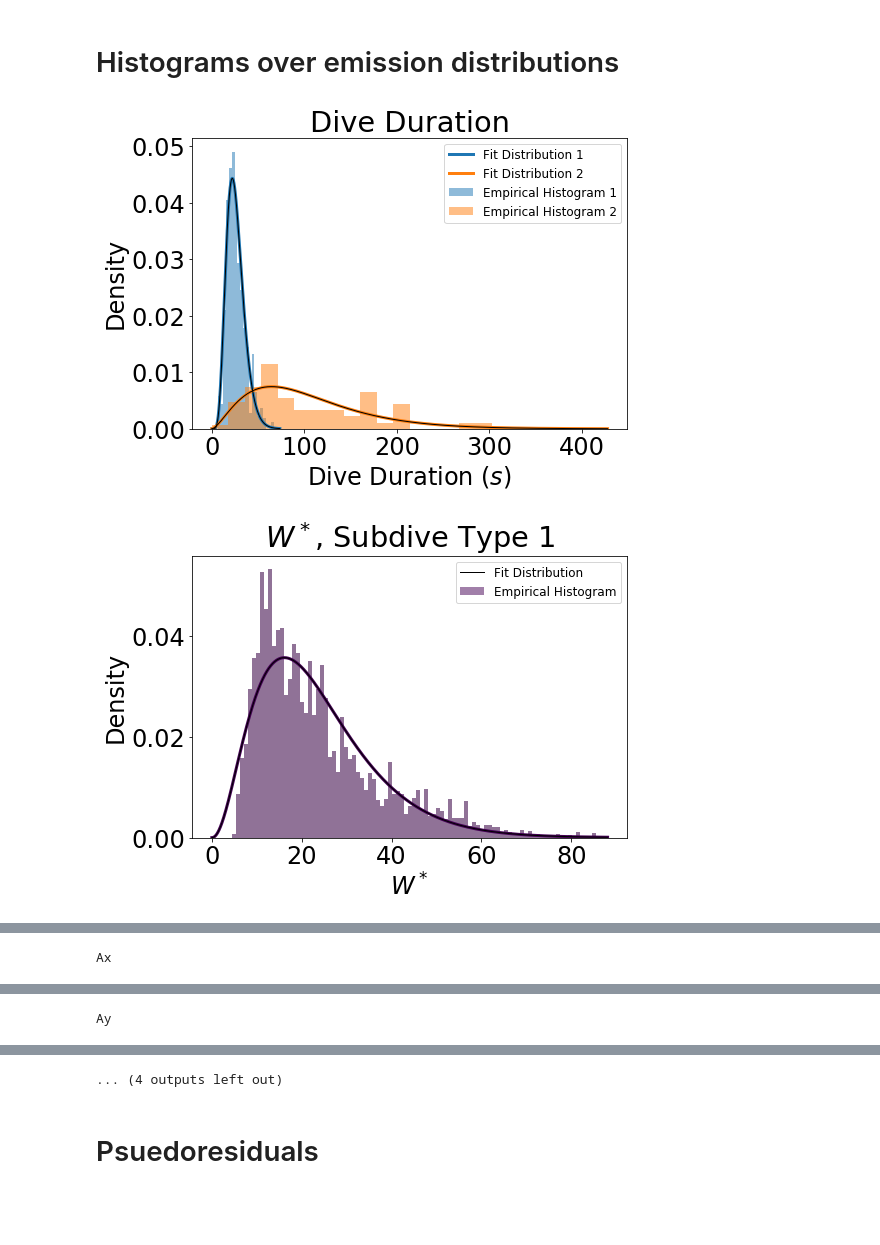
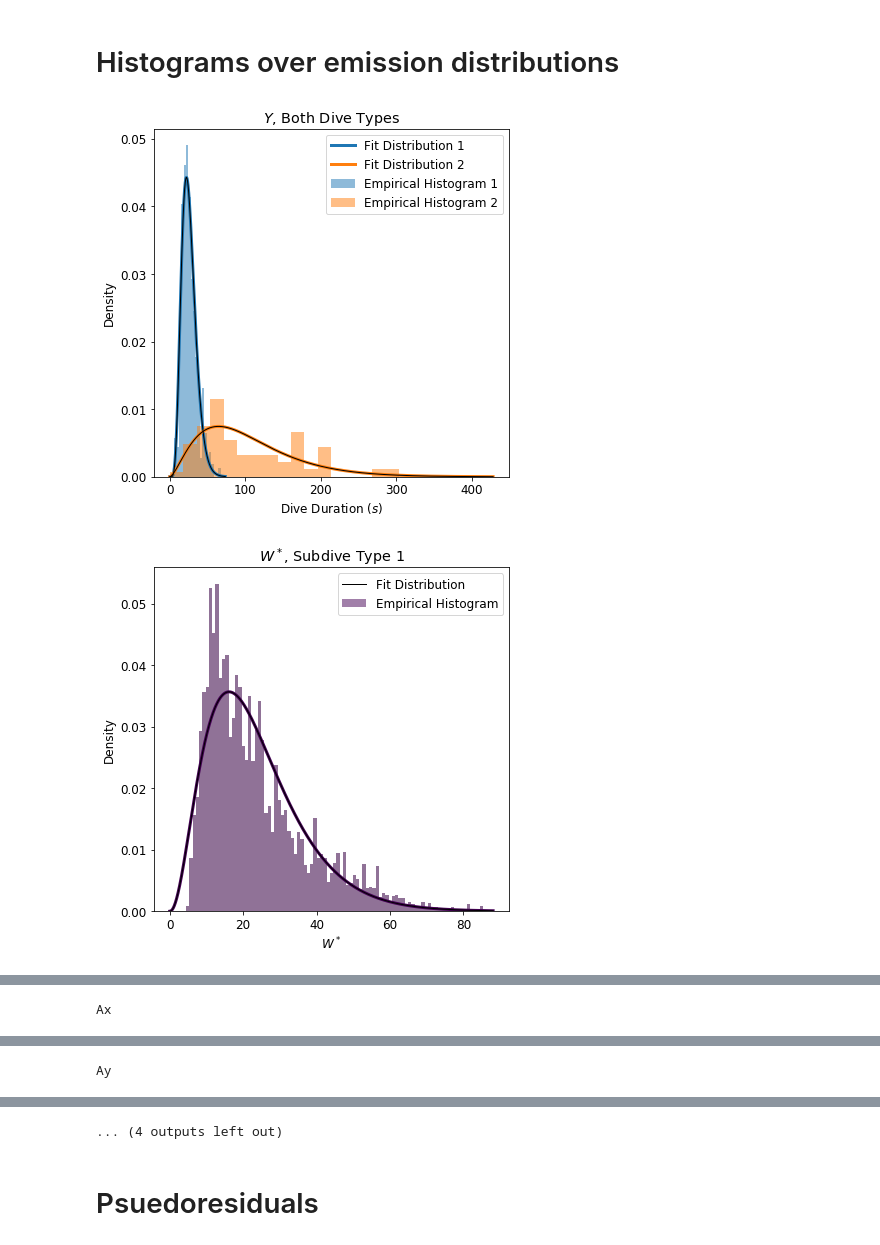
Before and after one commit to evsi8432/CarHHMM, a Jupyter notebook: Code/Final_Code.ipynb, the cells around one changed output, grey strips where cells are left out. Cells and saved outputs as stored; diff of their text form; code cells hidden in the pictures; blank space fills up the shorter version.

```diff
--- a/Code/Final_Code.ipynb
+++ b/Code/Final_Code.ipynb
@@ -23,8 +23,8 @@ import pickle
 
 import importlib
 
-matplotlib.rcParams.update({'font.size': 24})
-matplotlib.rcParams.update({'lines.markersize': 20})
+matplotlib.rcParams.update({'font.size': 12})
+#matplotlib.rcParams.update({'lines.markersize': 20})
 
 np.random.seed(0)
 # %%
@@ -329,0 +300,24 @@ plt.hist(ahat,bins=100)
+# %%
+ahat = []
+for datum in data:
+    for seg in datum['subdive_features']:
+        if np.log(seg['Ahat_low']) < 10:
+            ahat.append(np.log(seg['Ahat_low']))
+plt.hist([np.log(datum['dive_duration']) for datum in data],bins=20)
+plt.show()
+plt.hist(ahat,bins=100,alpha = 0.5,density=True)
+n=3
+from sklearn.mixture import BayesianGaussianMixture
+from sklearn.mixture import GaussianMixture
+GM = BayesianGaussianMixture(n,max_iter=10,n_init=10)
+GM.fit(np.array(ahat).reshape(-1, 1))
+print(GM.means_)
+print(GM.covariances_)
+print(GM.weights_)
+x = np.linspace(0,15,1000)
+total = np.zeros_like(x)
+for i in range(n):
+    plt.plot(x,norm.pdf(x,loc=GM.means_[i][0],scale=GM.covariances_[i,0,0])*GM.weights_[i]/np.sum(GM.weights_))
+    total += norm.pdf(x,loc=GM.means_[i][0],scale=GM.covariances_[i,0,0])*GM.weights_[i]
+plt.plot(x,total/np.sum(GM.weights_))
+plt.show()
@@ -430,7 +439,7 @@ sig = hhmm.theta[0]['dive_duration']['sig']
 shape = np.square(mu)/np.square(sig)
 scale = np.square(sig)/np.array(mu)
 
-plt.figure(figsize=(8,6))
+plt.figure(figsize=(6,6))
 for state in range(hhmm.pars.K[0]):
     bins = np.linspace(0.01,mu[state]+5*sig[state],25)
     x = np.linspace(0.01,mu[state]+5*sig[state],10000)
@@ -443,11 +452,11 @@ for state in range(hhmm.pars.K[0]):
     x = np.linspace(0.01,mu[state]+5*sig[state],10000)
     y = gamma.pdf(x,shape[state],0,scale[state])
     plt.plot(x,y,color='k',linewidth=1)
-plt.title('Dive Duration')
+plt.title('$Y$, Both Dive Types')
 plt.ylabel('Density')
 plt.xlabel('Dive Duration $(s)$')
 plt.tight_layout()
-plt.savefig('../Plots/%s_empirical_hist_dive_duration.png'%model)
+plt.savefig('../Plots/%s_empirical_hist_dive_duration.png'%model,dpi=500)
 plt.show()
 
 # A-hat
@@ -467,7 +476,7 @@ if model != 'CarHHMM1':
     shape = np.square(mu)/np.square(sig)
     scale = np.square(sig)/np.array(mu)
     for state in range(hhmm.pars.K[1]):
-        plt.figure(figsize=(8,6))
+        plt.figure(figsize=(6,6))
         bins = np.linspace(0.01,mu[state]+5*sig[state],100)
         plt.hist(values,weights=weights[state],density=True,bins=bins,color=subdive_colors[state],alpha=0.5)
         xlim = plt.gca().get_xlim()
@@ -485,7 +494,7 @@ if model != 'CarHHMM1':
         plt.plot(x,y,color=subdive_colors[state],linewidth=3)
         plt.plot(x,y,color='k',linewidth=1)
         plt.tight_layout()
-        plt.savefig('../Plots/%s_empirical_hist_ahat_%d.png'%(model,state))
+        plt.savefig('../Plots/%s_empirical_hist_ahat_%d.png'%(model,state),dpi=500)
         plt.show()
 
 
@@ -496,35 +505,35 @@ for feature in ['Ax','Ay','Az']:
     values = [list([]),list([]),list([])]
 
     mu = hhmm.theta[1][0][feature]['mu']
     sig = hhmm.theta[1][0][feature]['sig']
     corr = expit(hhmm.theta[1][0][feature]['corr'])
 
     for state in range(hhmm.pars.K[1]):
         for dive in data:
             seg_tm1 = dive['subdive_features'][0]
             for seg in dive['subdive_features'][1:]:
                 weights[state].append(seg['subdive_state_probs'][state])
                 values[state].append(seg[feature] - (corr[state]*seg_tm1[feature] + (1.0-corr[state])*mu[state]))
                 seg_tm1 = seg
 
     for state in range(hhmm.pars.K[1]):
-        plt.figure(figsize=(8,6))
+        plt.figure(figsize=(6,6))
         bins = np.linspace(-5*sig[state],5*sig[state],100)
         plt.hist(values[state],weights=weights[state],density=True,bins=bins,
                  color=subdive_colors[state],alpha=0.5)
         x = np.linspace(-5*sig[state],5*sig[state],10000)
         y = norm.pdf(x,0,sig[state])
         plt.plot(x,y,color=subdive_colors[state],linewidth=3)
         plt.ylabel('Density')
         plt.xlabel('$\Delta \mathbf{a}_%s \enspace (m/s^2)$'%feature[-1])
         plt.title(r'$A^*_%s$, Subdive Type %d'%(feature[-1],state+1))
-        plt.legend(['Fit Distribution','Empirical Histogram'],fontsize=10)
+        plt.legend(['Fit Distribution','Empirical Histogram'],fontsize=12)
         plt.plot(x,y,color='k',linewidth=1)
         plt.hist(values[state],weights=weights[state],density=True,bins=bins,
                  color='k',alpha=0.1)
         plt.tight_layout()
-        plt.savefig('../Plots/%s_empirical_hist_%s_%d.png'%(model,feature,state))
+        plt.savefig('../Plots/%s_empirical_hist_%s_%d.png'%(model,feature,state),dpi=500)
         plt.show()
 # %% [output]
-[figure, old version]
+[figure, new version]
-[figure, old version]
+[figure, new version]
```
Also changed, not shown: parts of 10 cells of this notebook, 30 other files.
